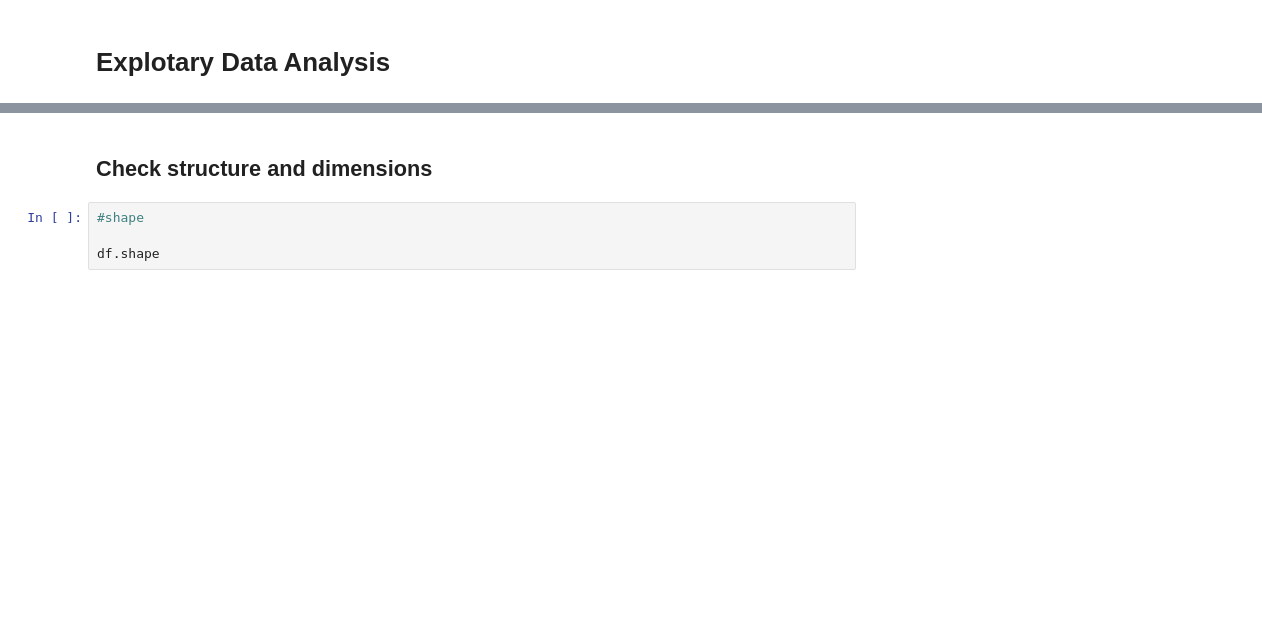
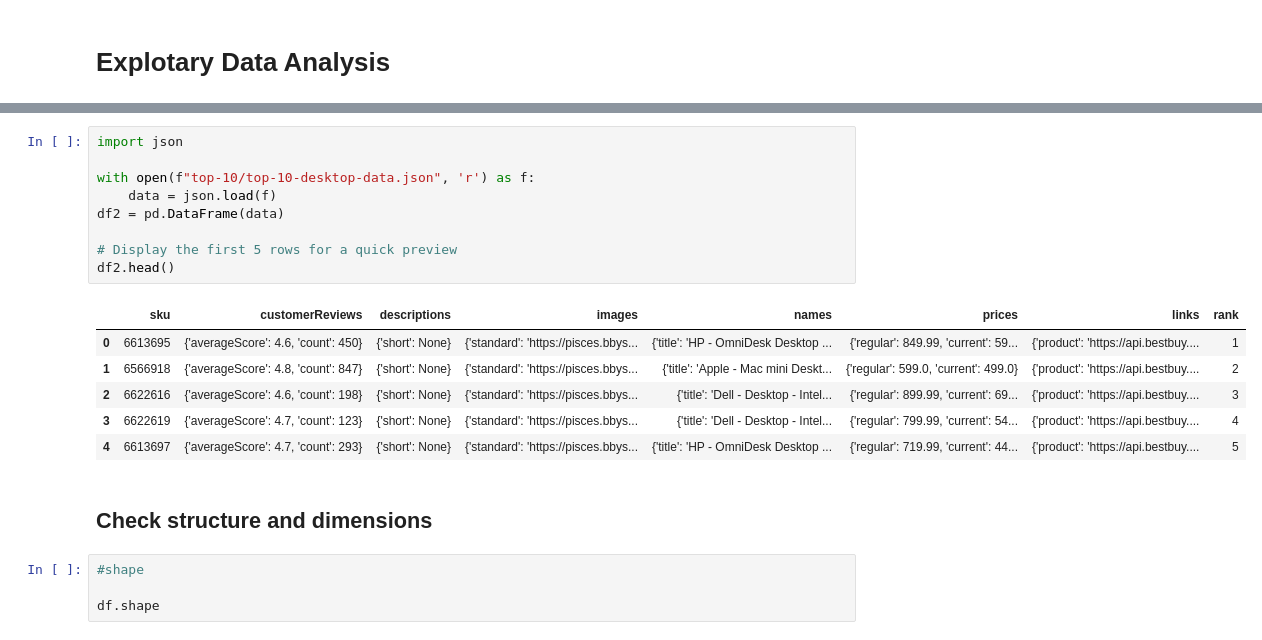
Before and after one commit to bewimsical/CSC366-Final-Project, a Jupyter notebook: EDA_BestBuy_products.ipynb, the cells around one changed output, grey strips where cells are left out. Drawn from its saved outputs; the diff is of its cells as text; blank space fills up the shorter version.

```diff
--- a/EDA_BestBuy_products.ipynb
+++ b/EDA_BestBuy_products.ipynb
@@ -18,6 +15,22 @@ df.head()
 | 2 | 6304051 | Apple - Geek Squad Certified Refu... | NaN | NaN | NaN | Apple | phone | ... |
 | 3 | 6304057 | Apple - Geek Squad Certified Refu... | 3.0 | 1.0 | False | Apple | phone | ... |
 | 4 | 6573522 | Apple - Geek Squad Certified Refu... | 3.4 | 5.0 | False | Apple | phone | ... |
+# %%
+import json
+
+with open(f"top-10/top-10-desktop-data.json", 'r') as f:
+    data = json.load(f)
+df2 = pd.DataFrame(data)
+
+# Display the first 5 rows for a quick preview
+df2.head()
+# %% [output]
+|  | sku | customerReviews | descriptions | images | names | prices | links | rank |
+| 0 | 6613695 | {'averageScore': 4.6, 'count': 450} | {'short': None} | {'standard': 'https://pisces.bbys... | {'title': 'HP - OmniDesk Desktop ... | {'regular': 849.99, 'current': 59... | {'product': 'https://api.bestbuy.... | 1 |
+| 1 | 6566918 | {'averageScore': 4.8, 'count': 847} | {'short': None} | {'standard': 'https://pisces.bbys... | {'title': 'Apple - Mac mini Deskt... | {'regular': 599.0, 'current': 499.0} | {'product': 'https://api.bestbuy.... | 2 |
+| 2 | 6622616 | {'averageScore': 4.6, 'count': 198} | {'short': None} | {'standard': 'https://pisces.bbys... | {'title': 'Dell - Desktop - Intel... | {'regular': 899.99, 'current': 69... | {'product': 'https://api.bestbuy.... | 3 |
+| 3 | 6622619 | {'averageScore': 4.7, 'count': 123} | {'short': None} | {'standard': 'https://pisces.bbys... | {'title': 'Dell - Desktop - Intel... | {'regular': 799.99, 'current': 54... | {'product': 'https://api.bestbuy.... | 4 |
+| 4 | 6613697 | {'averageScore': 4.7, 'count': 293} | {'short': None} | {'standard': 'https://pisces.bbys... | {'title': 'HP - OmniDesk Desktop ... | {'regular': 719.99, 'current': 44... | {'product': 'https://api.bestbuy.... | 5 |
 # %% [markdown]
 ## Check structure and dimensions
 # %%
```
Also changed, not shown: parts of 1 cell of this notebook, 3 other files.
